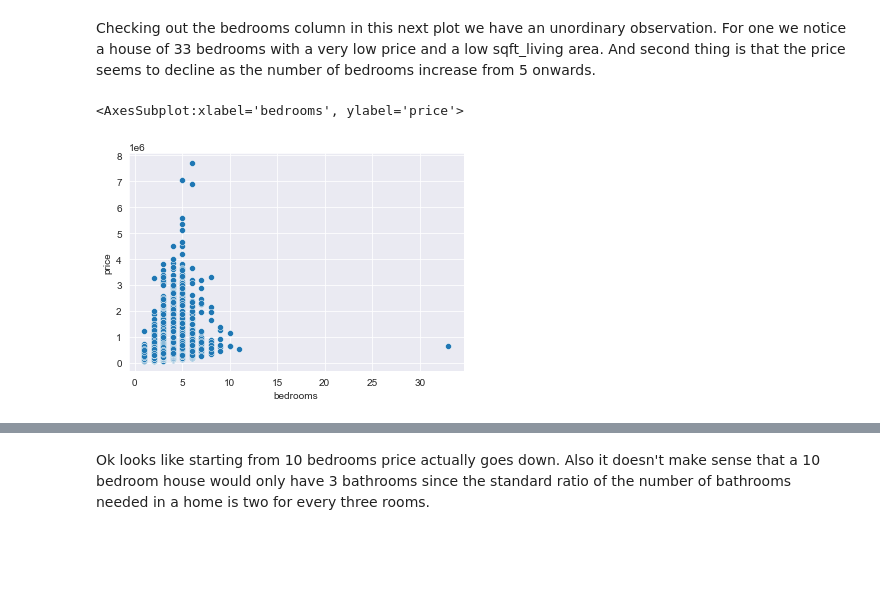
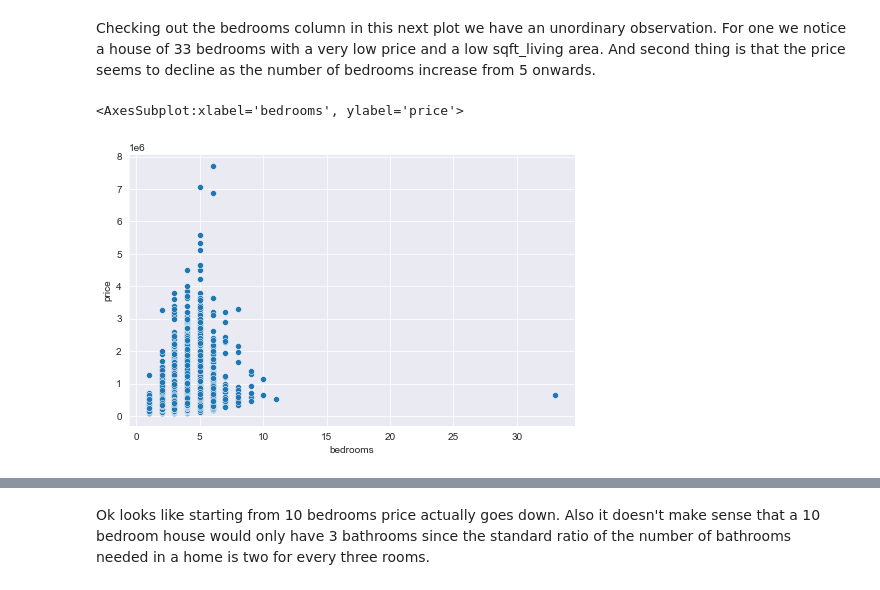
Before and after one commit to Milenaafeworki/house_sale_model, a Jupyter notebook: House_sale_prediction_cleaned.ipynb, the cells around one changed output, grey strips where cells are left out. Saved outputs shown, nothing was run; the diff lists cells and outputs as text; code cells hidden in the pictures; blank space fills up the shorter version.

```diff
--- a/House_sale_prediction_cleaned.ipynb
+++ b/House_sale_prediction_cleaned.ipynb
@@ -631,10 +572,11 @@ plt.hist('zipcode', bins='auto', data=df);
 # %% [markdown]
 Checking out the bedrooms column in this next plot we have an unordinary observation. For one we notice a house of 33 bedrooms with a very low price and a low sqft_living area. And second thing is that the price seems to decline as the number of bedrooms increase from 5 onwards.
 # %%
+fig = plt.figure(figsize=(8,5))
 sns.scatterplot(y='price', x='bedrooms', data=df)
 # %% [output]
 <AxesSubplot:xlabel='bedrooms', ylabel='price'>
-[figure, old version]
+[figure, new version]
 # %%
 df.groupby(by='bedrooms').median()
 # %% [output]
```
Also changed, not shown: parts of 28 cells of this notebook, 6 other files.
